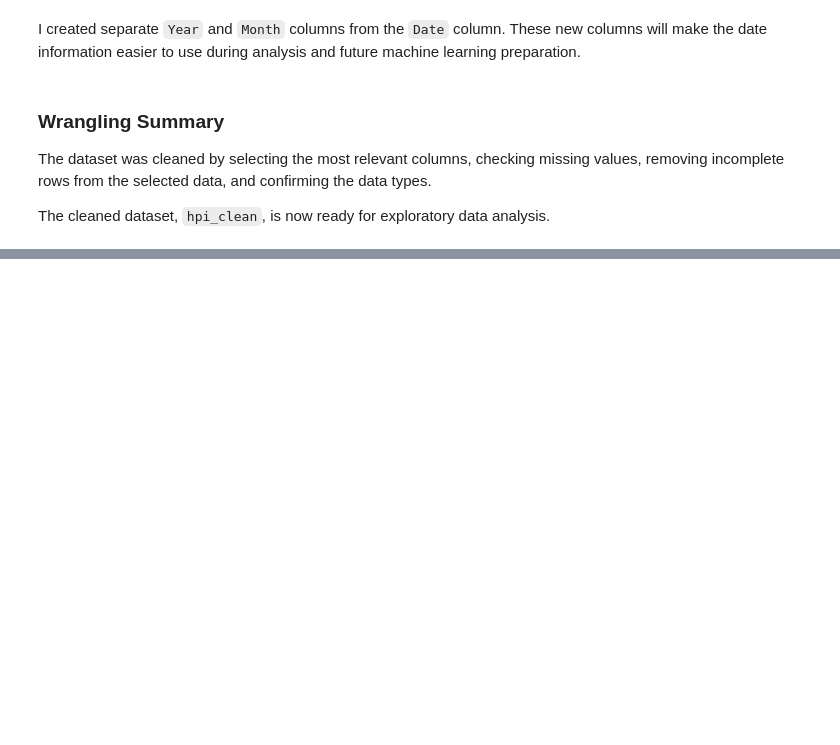
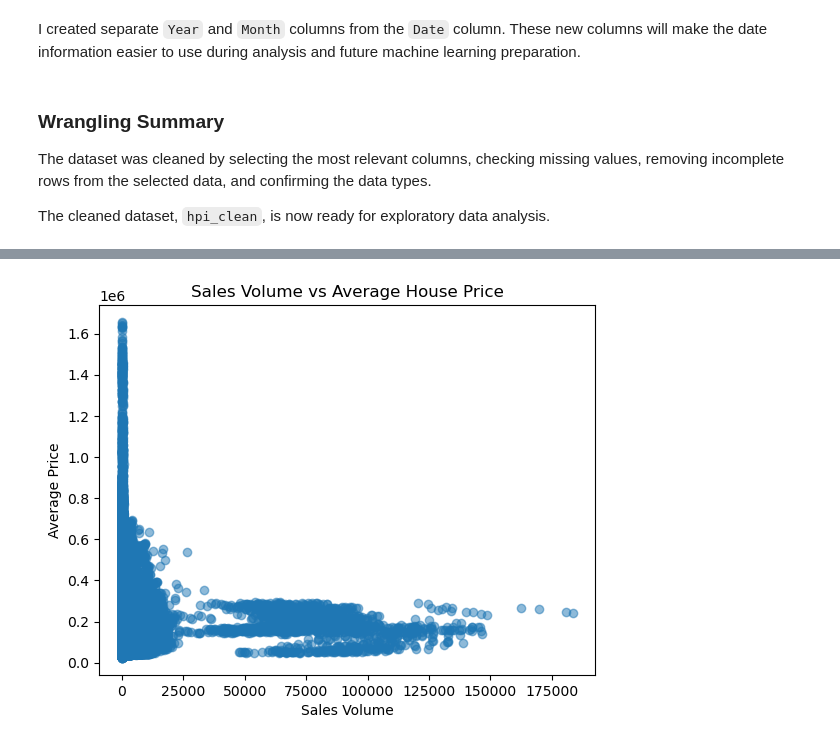
Before and after one commit to 8055-NVW/ml-ai-foundations-portfolio, a Jupyter notebook: ml_ai_foundations_project.ipynb, the cells around one changed output, grey strips where cells are left out. Saved outputs shown, nothing was run; the diff lists cells and outputs as text; code cells hidden in the pictures; blank space fills up the shorter version.

```diff
--- a/ml_ai_foundations_project.ipynb
+++ b/ml_ai_foundations_project.ipynb
@@ -227,0 +327,8 @@ The cleaned dataset, `hpi_clean`, is now ready for exploratory data analysis.
+# %%
+plt.scatter(hpi_clean["SalesVolume"], hpi_clean["AveragePrice"], alpha=0.5)
+plt.title("Sales Volume vs Average House Price")
+plt.xlabel("Sales Volume")
+plt.ylabel("Average Price")
+plt.show()
+# %% [output]
+[figure, added]
```
Also changed, not shown: parts of 15 cells of this notebook.
